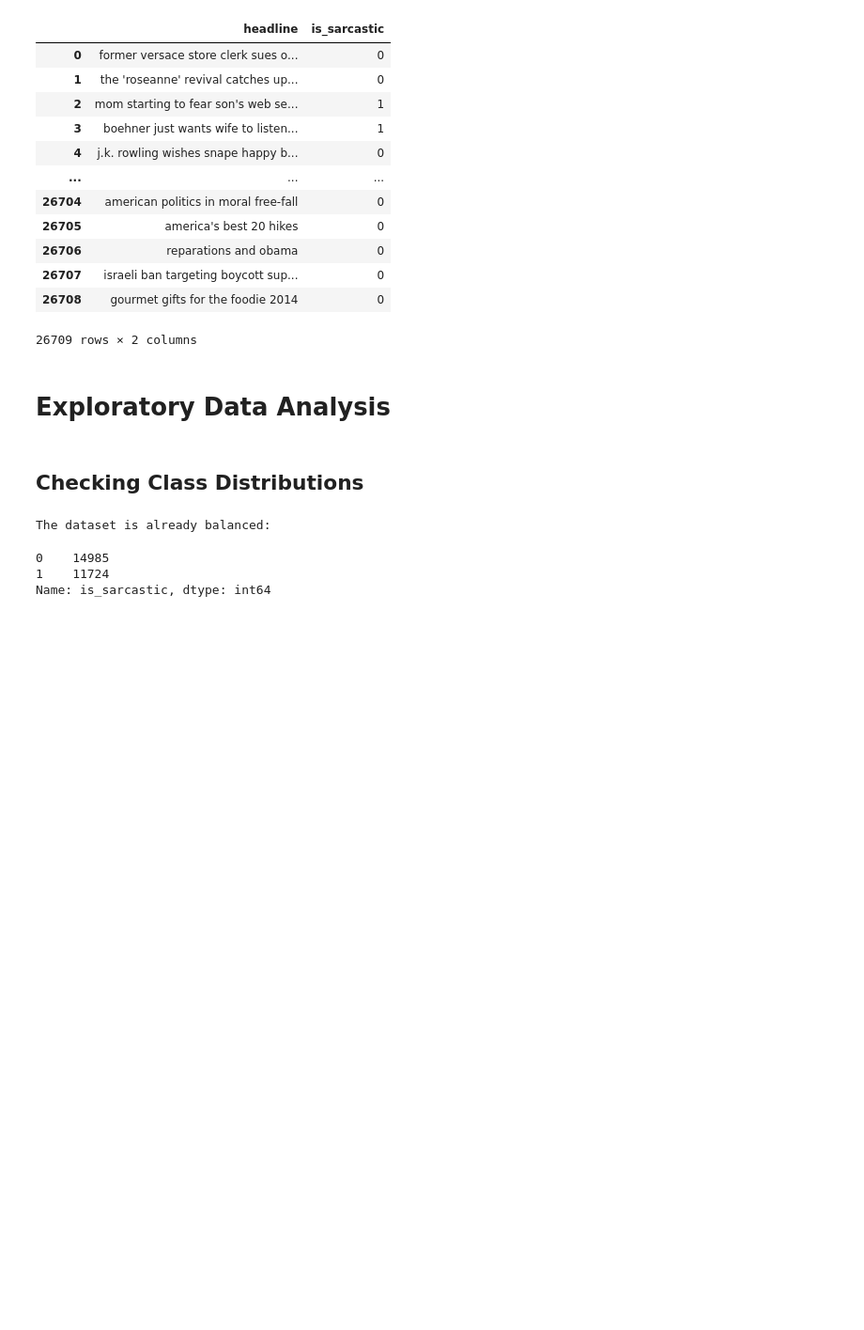
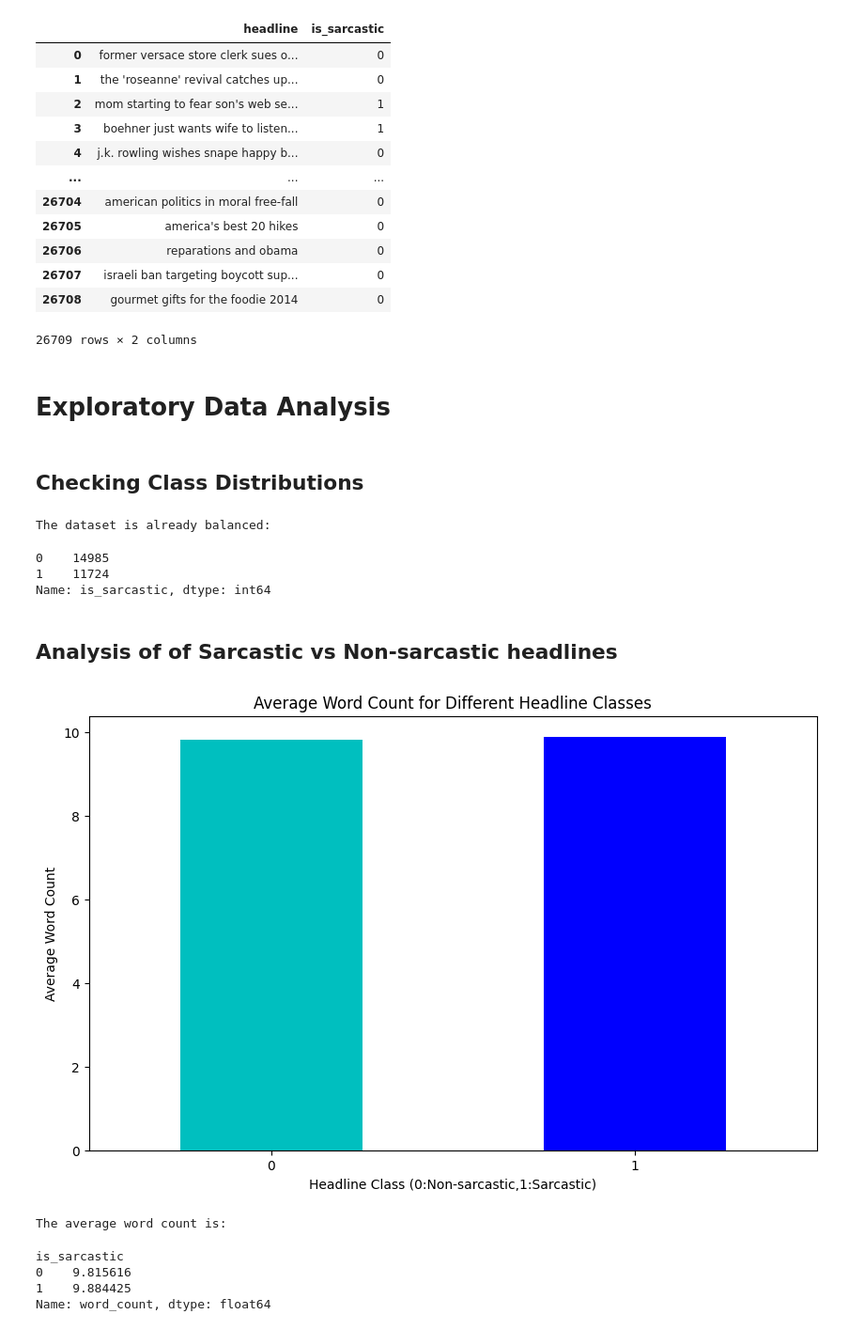
Before and after one commit to Sobiii/DEEP_LEARNING_Project-2023, a Jupyter notebook: NewsHeadline_EDA.ipynb, the cells around one changed output. Shown at 94% size. Cells and saved outputs as stored; diff of their text form; code cells hidden in the pictures; blank space fills up the shorter version.

```diff
--- a/NewsHeadline_EDA.ipynb
+++ b/NewsHeadline_EDA.ipynb
@@ -17,7 +15,7 @@ from collections import Counter
 import string
 from nltk.util import ngrams
 # %%
-# Extracting the dataset
+# Extract the dataset
 def extract_sarcasm_dataset(file_name):
     data = []
 
@@ -41,7 +39,7 @@ def extract_sarcasm_dataset(file_name):
     return news_data
 
 # print the first 5 rows of the DataFrame to check the data
-news_data = extract_sarcasm_dataset(file_name)
+news_data = extract_sarcasm_dataset('Sarcasm_Headline_Dataset.json.zip')
 news_data.head()
 # %% [output]
 |  | article_link | headline | is_sarcastic |
@@ -81,3 +79,31 @@ The dataset is already balanced:
 0    14985
 1    11724
 Name: is_sarcastic, dtype: int64
+# %% [markdown]
+## Analysis of of Sarcastic vs Non-sarcastic headlines
+# %%
+# Create the word_count column
+news_data = news_data.copy()
+news_data['word_count'] = news_data['headline'].apply(lambda x: len(str(x).split()))
+
+# Group by class and calculate the mean word count
+mean_word_counts = news_data.groupby('is_sarcastic')['word_count'].mean()
+
+# Plot the graph
+plt.figure(figsize=(10,6))
+mean_word_counts.plot(kind='bar', color=['c', 'b'])
+plt.title('Average Word Count for Different Headline Classes')
+plt.xlabel('Headline Class (0:Non-sarcastic,1:Sarcastic)')
+plt.ylabel('Average Word Count')
+plt.xticks(rotation=0)
+plt.show()
+
+print('The average word count is:')
+mean_word_counts
+# %% [output]
+[figure, added]
+The average word count is:
+is_sarcastic
+0    9.815616
+1    9.884425
+Name: word_count, dtype: float64
```
Also changed, not shown: parts of 26 cells of this notebook, 18 other files.
